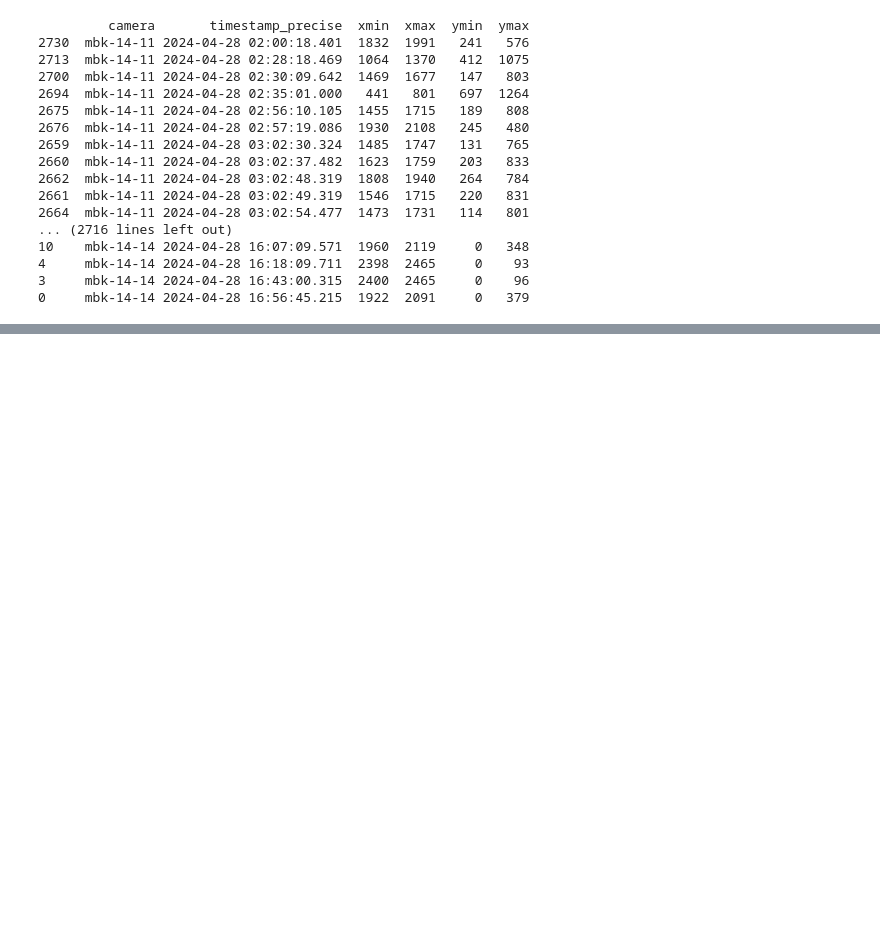
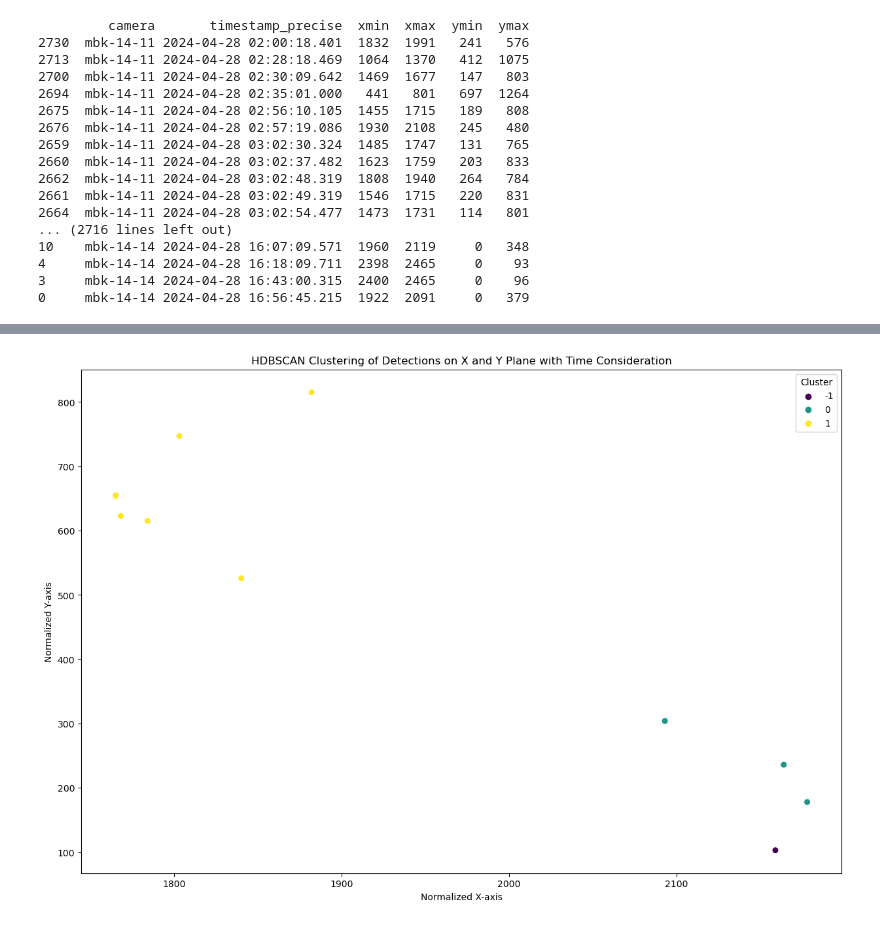
Before and after one commit to JeansAthiwat/parking-customer-count, a Jupyter notebook: 01data_vis_cross.ipynb, the cells around one changed output, grey strips where cells are left out. Saved outputs shown, nothing was run; the diff lists cells and outputs as text; code cells hidden in the pictures; blank space fills up the shorter version.

```diff
--- a/01data_vis_cross.ipynb
+++ b/01data_vis_cross.ipynb
@@ -83,0 +73,79 @@ plt.show()
+# %%
+import pandas as pd
+from sklearn.preprocessing import StandardScaler
+from sklearn.cluster import HDBSCAN
+import numpy as np
+import matplotlib.pyplot as plt
+import seaborn as sns
+
+# Assuming df_samecam is your DataFrame
+# Filter the DataFrame for the interested time range
+start_time = 1714286100
+end_time = 1714286400
+df_interested_time = df_samecam[(df_samecam["timestamp_unix"] >= start_time) & (df_samecam["timestamp_unix"] <= end_time)]
+
+# Normalize the x and y coordinates
+scaler_xy = StandardScaler()
+df_interested_time[["xmax_std", "ymax_std"]] = scaler_xy.fit_transform(df_interested_time[["xmax", "ymax"]])
+
+# Normalize the timestamp_unix values
+scaler_time = StandardScaler()
+df_interested_time[["timestamp_unix_std"]] = scaler_time.fit_transform(df_interested_time[["timestamp_unix"]])
+
+# Create a 3D array combining x, y, and timestamp_unix
+data = df_interested_time[["xmax_std", "ymax_std", "timestamp_unix_std"]].values
+
+# Define the HDBSCAN clustering algorithm
+# min_cluster_size is the minimum size of clusters
+min_cluster_size = 2  # You might need to adjust this value
+max_cluster_size = 40
+
+# Apply HDBSCAN
+clusterer = HDBSCAN(min_cluster_size=min_cluster_size, max_cluster_size=max_cluster_size)
+df_interested_time["cluster"] = clusterer.fit_predict(data)
+print(df_interested_time[df_interested_time['cluster'] == -1].to_string())
+# Plot the clusters in 2D (x, y) space, colored by cluster
+plt.figure(figsize=(15, 10))
+sns.scatterplot(
+    data=df_interested_time,
+    x="xmax",
+    y="ymax",
+    hue="cluster",
+    palette="viridis",
+    legend="full",
+    s=50,
+)
+
+# Add title and labels
+plt.title("HDBSCAN Clustering of Detections on X and Y Plane with Time Consideration")
+plt.xlabel("Normalized X-axis")
+plt.ylabel("Normalized Y-axis")
+plt.legend(title="Cluster")
+
+# Show the plot
+plt.show()
+
+# Optionally, plot clusters in 3D space (x, y, time)
+fig = plt.figure(figsize=(15, 10))
+ax = fig.add_subplot(111, projection="3d")
+scatter = ax.scatter(
+    df_interested_time["xmax"],
+    df_interested_time["ymax"],
+    df_interested_time["timestamp_unix"],
+    c=df_interested_time["cluster"],
+    cmap="viridis",
+)
+
+# Add title and labels
+ax.set_title("HDBSCAN Clustering in 3D Space")
+ax.set_xlabel("Normalized X-axis")
+ax.set_ylabel("Normalized Y-axis")
+ax.set_zlabel("Normalized Time-axis")
+
+# Add legend
+legend1 = ax.legend(*scatter.legend_elements(), title="Clusters")
+ax.add_artist(legend1)
+
+# Show the plot
+plt.show()
+# %% [output]
@@ -83,0 +188 @@ plt.show()
+[figure, added]
```
Also changed, not shown: parts of 9 cells of this notebook, 7 other files.
